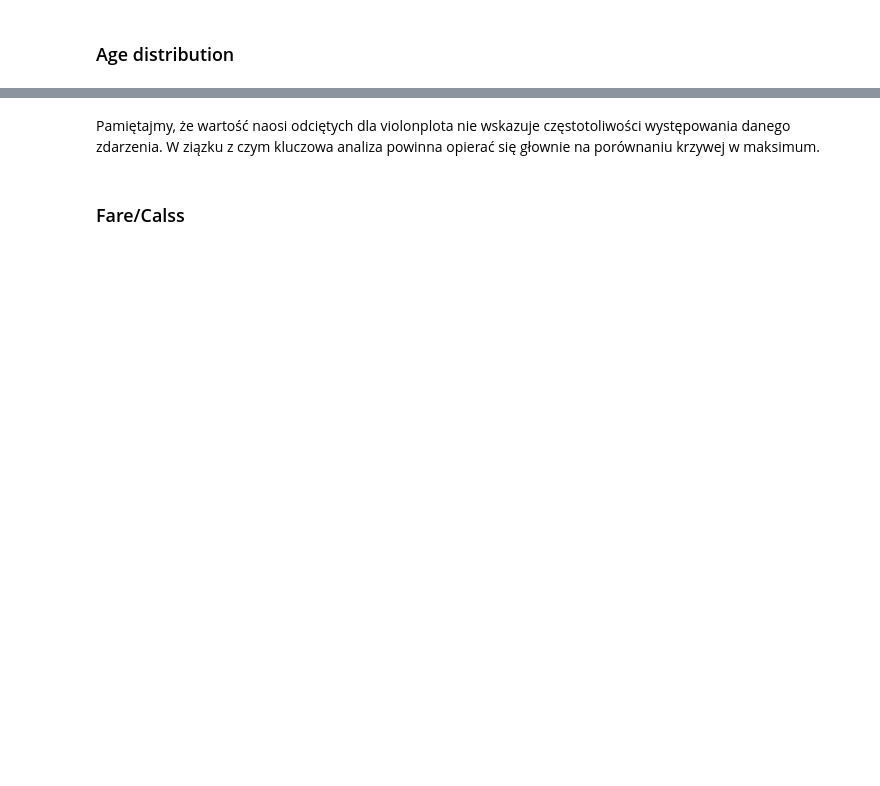
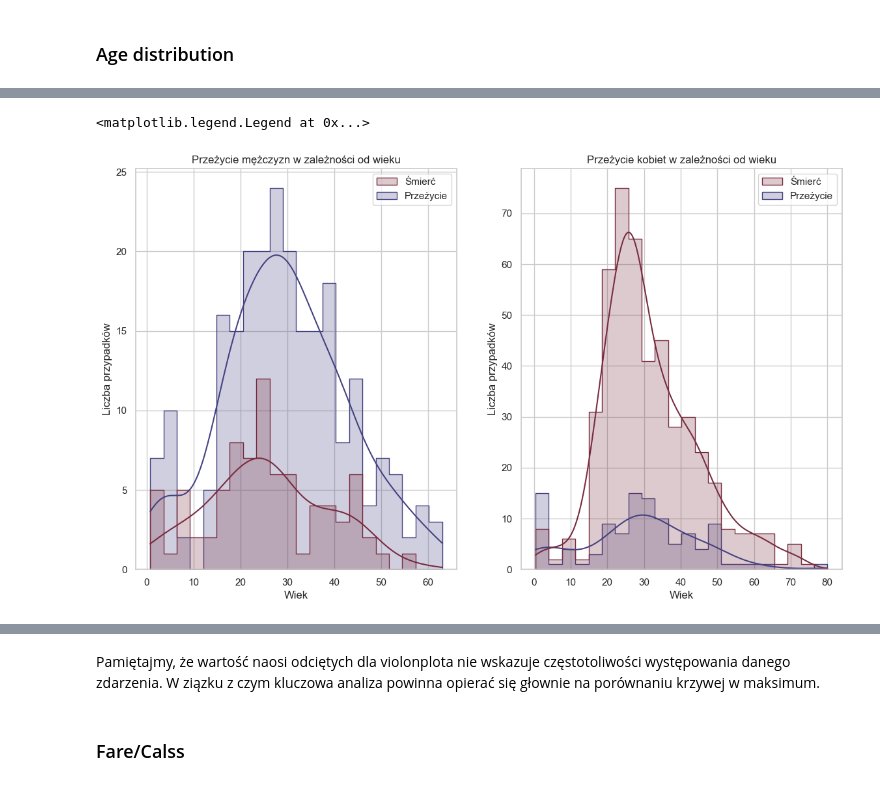
Before and after one commit to Dominik-Sidorczuk/Dominik-Projects, a Jupyter notebook: Titanic/Titanic.ipynb, the cells around one changed output, grey strips where cells are left out. Cells and saved outputs as stored; diff of their text form; code cells hidden in the pictures; blank space fills up the shorter version.

```diff
--- a/Titanic/Titanic.ipynb
+++ b/Titanic/Titanic.ipynb
@@ -287,22 +396,25 @@ axes.legend()
 # %%
 # dwa wykresy
 fig, (ax1, ax2) = plt.subplots(ncols=2, figsize=(14, 8))
 # Mężczyźni
 sns.histplot(Titanic[Titanic['Sex_Enc']==0], x='Age', hue='Survived', element='step', common_norm=False, ax=ax1, bins=22, kde=True)
 ax1.set_xlabel('Wiek')
 ax1.set_ylabel('Liczba przypadków')
 ax1.set_title('Przeżycie mężczyzn w zależności od wieku')
 legend = ax1.get_legend()
 handles = legend.legend_handles
-ax1.legend(handles, ['Die', 'Survived'])
+ax1.legend(handles, ['Śmierć', 'Przeżycie'])
 # Kobiety
 sns.histplot(Titanic[Titanic['Sex_Enc']==1], x='Age', hue='Survived', element='step', common_norm=False, ax=ax2, bins=22, kde=True)
 ax2.set_xlabel('Wiek')
-ax2.set_ylabel('CLiczba przypadków')
+ax2.set_ylabel('Liczba przypadków')
 ax2.set_title('Przeżycie kobiet w zależności od wieku')
 legend = ax2.get_legend()
 handles = legend.legend_handles
-ax2.legend(handles, ['Die', 'Survived'])
+ax2.legend(handles, ['Śmierć', 'Przeżycie'])
+# %% [output]
+<matplotlib.legend.Legend at 0x...>
+[figure, added]
 # %%
 fig, ax = plt.subplots(figsize=(14,8))
 sns.violinplot(data=Titanic, x="Sex_Enc", y="Age", hue="Survived", split=True, gap=.1, inner="quart")
```
Also changed, not shown: parts of 26 cells of this notebook.
